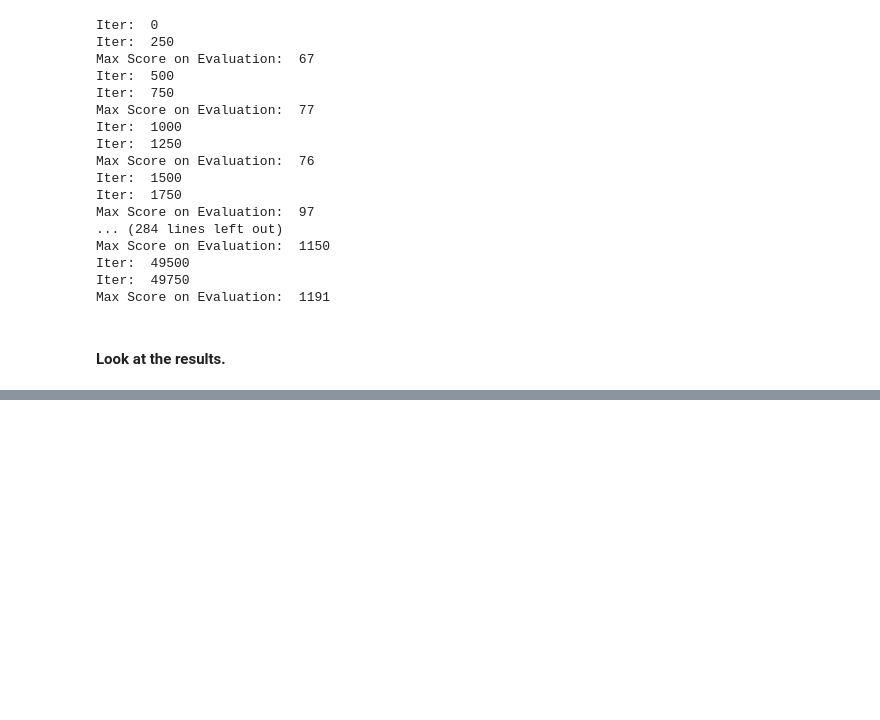
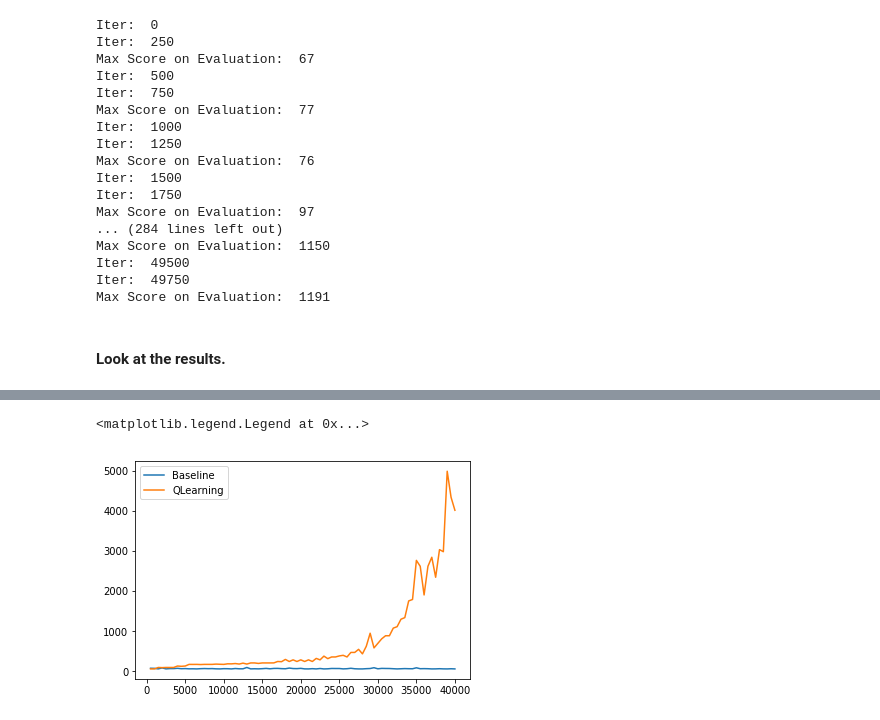
Before and after one commit to RojaImmanni/FlappyBird_using_RL, a Jupyter notebook: SARSA.ipynb, the cells around one changed output, grey strips where cells are left out. Cells and saved outputs as stored; diff of their text form; code cells hidden in the pictures; blank space fills up the shorter version.

Commit message:
update QLearning model

```diff
--- a/SARSA.ipynb
+++ b/SARSA.ipynb
@@ -38,3 +38,4 @@ Max Score on Evaluation:  1191
 # %%
 baseline_scores = pd.read_csv("Scores/baseline.csv", index_col= 0)
 sarsa_scores = pd.read_csv("Scores/sarsa.csv", index_col= 0)
+q_scores = pd.read_csv("Scores/qlearning.csv", index_col= 0)
@@ -56,0 +56,7 @@ plt.plot(sarsa_scores['scores'][:80])
+# %%
+plt.plot(baseline_scores['scores'][:80])
+plt.plot(q_scores['scores'][:80])
+plt.legend(['Baseline', 'QLearning'])
+# %% [output]
+<matplotlib.legend.Legend at 0x...>
+[figure, added]
```
Also changed, not shown: parts of 3 cells of this notebook, 1 other file.
